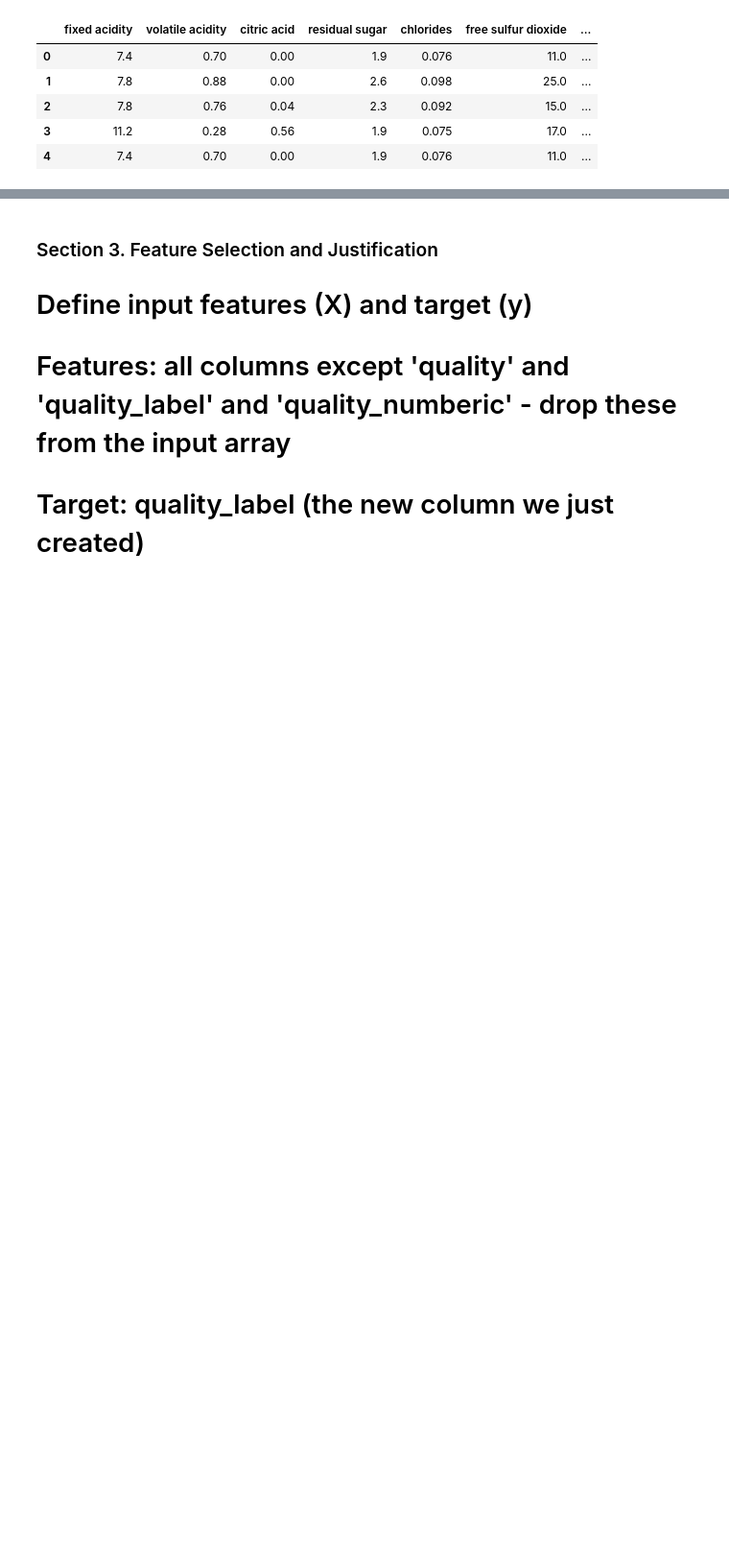
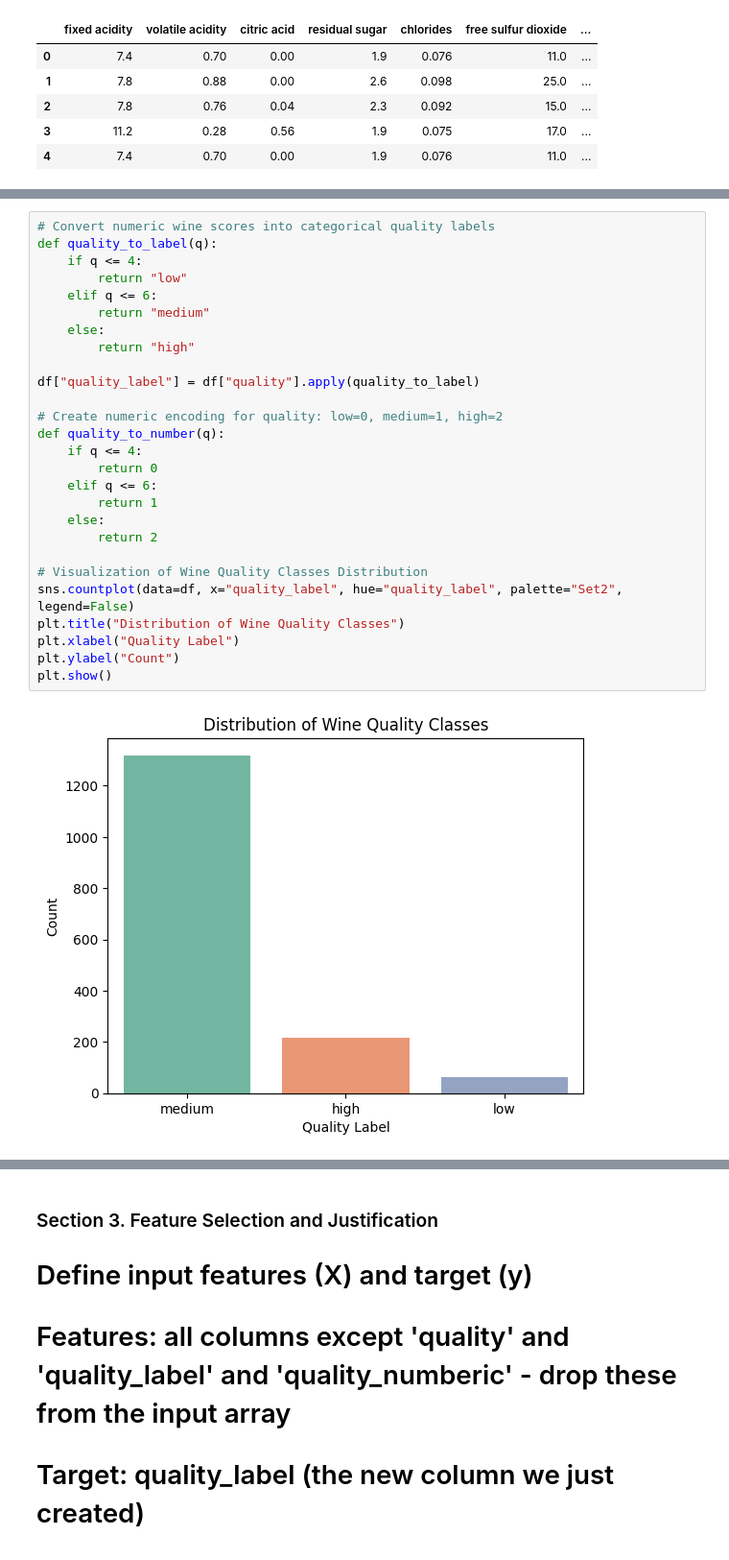
Before and after one commit to Data-Git-Hub/applied-ml-data-git-hub, a Jupyter notebook: lab05/ensemble-data-git-hub.ipynb, the cells around one changed output, grey strips where cells are left out. Shown: that part at 96% size. Drawn from its saved outputs; the diff is of its cells as text; blank space fills up the shorter version.

```diff
--- a/lab05/ensemble-data-git-hub.ipynb
+++ b/lab05/ensemble-data-git-hub.ipynb
@@ -141,0 +185,29 @@ df["quality_numeric"] = df["quality"].apply(quality_to_number)
+# %%
+# Convert numeric wine scores into categorical quality labels
+def quality_to_label(q):
+    if q <= 4:
+        return "low"
+    elif q <= 6:
+        return "medium"
+    else:
+        return "high"
+
+df["quality_label"] = df["quality"].apply(quality_to_label)
+
+# Create numeric encoding for quality: low=0, medium=1, high=2
+def quality_to_number(q):
+    if q <= 4:
+        return 0
+    elif q <= 6:
+        return 1
+    else:
+        return 2
+
+# Visualization of Wine Quality Classes Distribution
+sns.countplot(data=df, x="quality_label", hue="quality_label", palette="Set2", legend=False)
+plt.title("Distribution of Wine Quality Classes")
+plt.xlabel("Quality Label")
+plt.ylabel("Count")
+plt.show()
+# %% [output]
+[figure, added]
```
Also changed, not shown: parts of 10 cells of this notebook, 1 other file.
